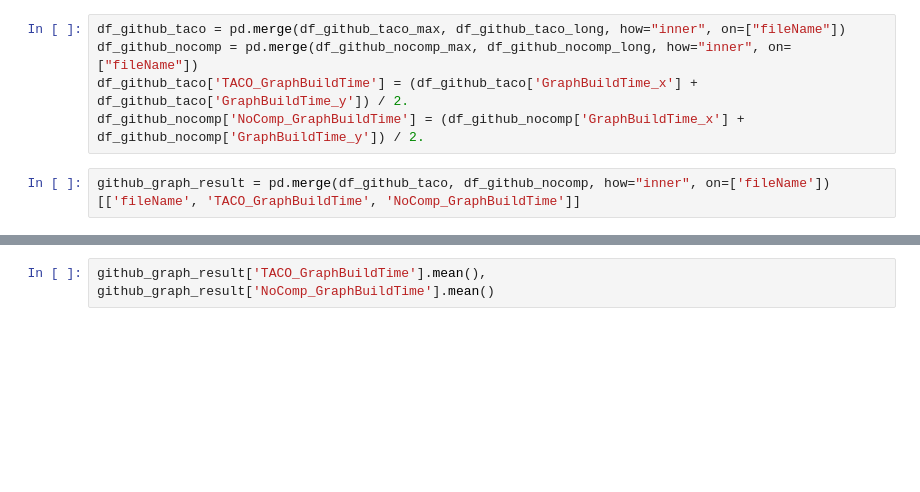
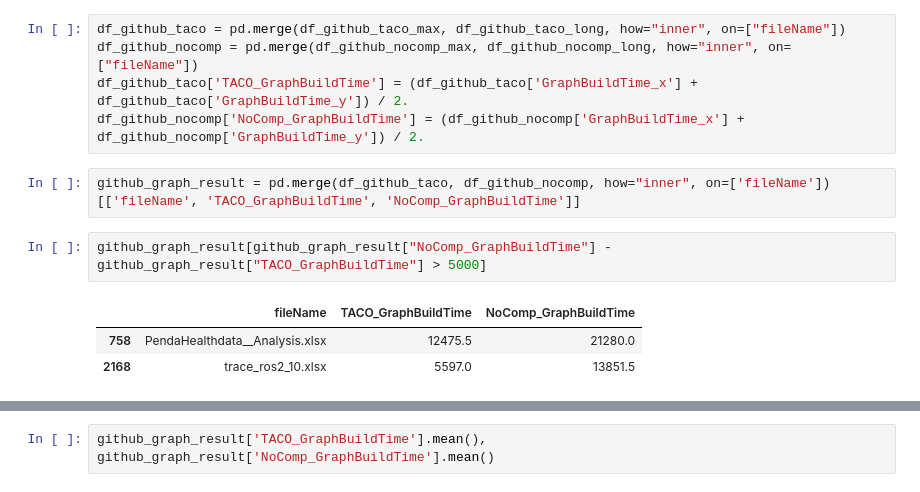
Before and after one commit to dataspread/SpreadsheetAnalyzer, a Jupyter notebook: test_result_analysis.ipynb, the cells around one changed output, grey strips where cells are left out. Drawn from its saved outputs; the diff is of its cells as text; blank space fills up the shorter version.

```diff
--- a/test_result_analysis.ipynb
+++ b/test_result_analysis.ipynb
@@ -257,3 +262,9 @@ df_github_taco['TACO_GraphBuildTime'] = (df_github_taco['GraphBuildTime_x'] + df
 df_github_nocomp['NoComp_GraphBuildTime'] = (df_github_nocomp['GraphBuildTime_x'] + df_github_nocomp['GraphBuildTime_y']) / 2.
 # %%
 github_graph_result = pd.merge(df_github_taco, df_github_nocomp, how="inner", on=['fileName'])[['fileName', 'TACO_GraphBuildTime', 'NoComp_GraphBuildTime']]
+# %%
+github_graph_result[github_graph_result["NoComp_GraphBuildTime"] - github_graph_result["TACO_GraphBuildTime"] > 5000]
+# %% [output]
+|  | fileName | TACO_GraphBuildTime | NoComp_GraphBuildTime |
+| 758 | PendaHealthdata__Analysis.xlsx | 12475.5 | 21280.0 |
+| 2168 | trace_ros2_10.xlsx | 5597.0 | 13851.5 |
```
Also changed, not shown: parts of 3 cells of this notebook, 2 other files.
